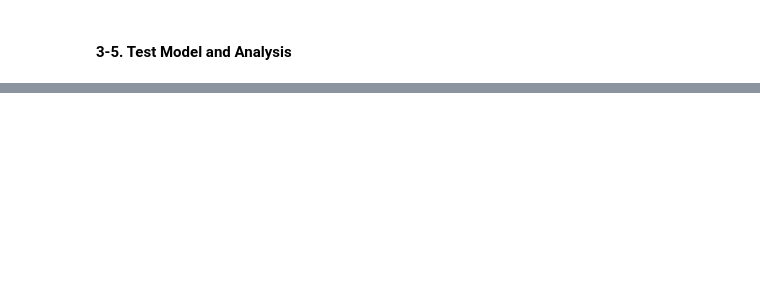
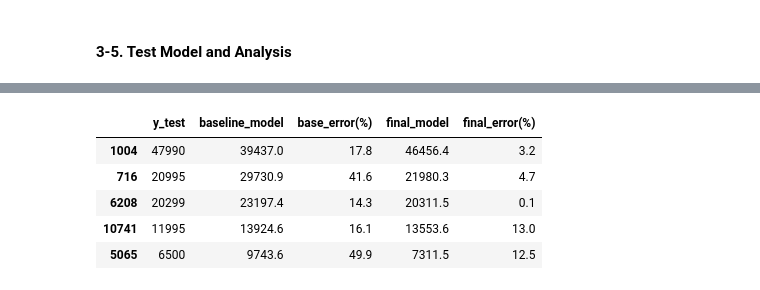
Before and after one commit to KYOH95/Project_2_Car_Analysis, a Jupyter notebook: Project2.ipynb, the cells around one changed output, grey strips where cells are left out. Cells and saved outputs as stored; diff of their text form; code cells hidden in the pictures; blank space fills up the shorter version.

```diff
--- a/Project2.ipynb
+++ b/Project2.ipynb
@@ -1072,11 +1119,18 @@ display(pd.DataFrame([['MSE', mse],['MAE', mae],['RMSE', rmse],['R2', r2]], colu
 # %%
 #Check Error Rate
-df_table = pd.DataFrame({"y_test":y_test,"baseline_model":y_pred_test_baseline, "base_error(%)":None,"final_model":y_pred_test_best, "final_error(%)":None})
+df_table = pd.DataFrame({"y_test":y_test,"baseline_model":y_pred_test_baseline, "base_error(%)":None,"final_model":y_pred_test_final, "final_error(%)":None})
 
 df_table["base_error(%)"] = (abs(df_table["y_test"] - df_table["baseline_model"])/df_table["y_test"])*100
 df_table["final_error(%)"] = (abs(df_table["y_test"] - df_table["final_model"])/df_table["y_test"])*100
 
 df_table.head()
+# %% [output]
+|  | y_test | baseline_model | base_error(%) | final_model | final_error(%) |
+| 1004 | 47990 | 39437.0 | 17.8 | 46456.4 | 3.2 |
+| 716 | 20995 | 29730.9 | 41.6 | 21980.3 | 4.7 |
+| 6208 | 20299 | 23197.4 | 14.3 | 20311.5 | 0.1 |
+| 10741 | 11995 | 13924.6 | 16.1 | 13553.6 | 13.0 |
+| 5065 | 6500 | 9743.6 | 49.9 | 7311.5 | 12.5 |
 # %%
 #Comparision between baseline model and final model
 df_analysis = pd.DataFrame({"error(%)":[1,5,10,20,30,"sum"], "baseline_model":[1,2,3,4,5,0], "final_model":[0,0,0,0,0,0]})
```
Also changed, not shown: parts of 49 cells of this notebook.
